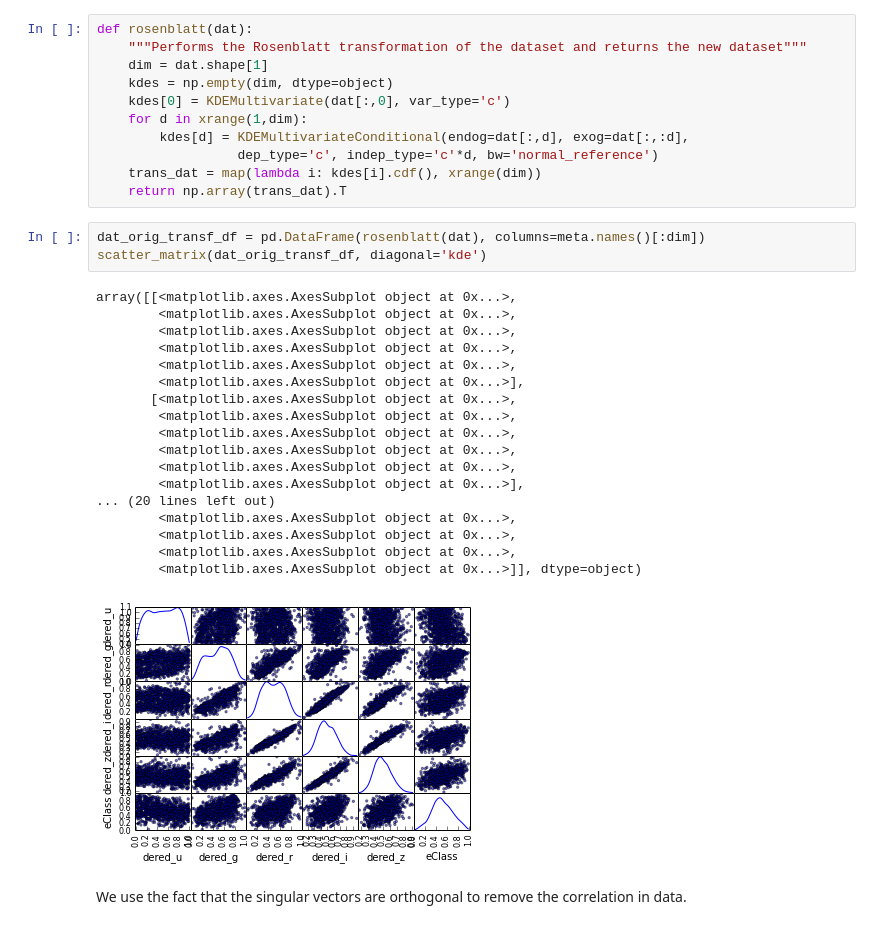
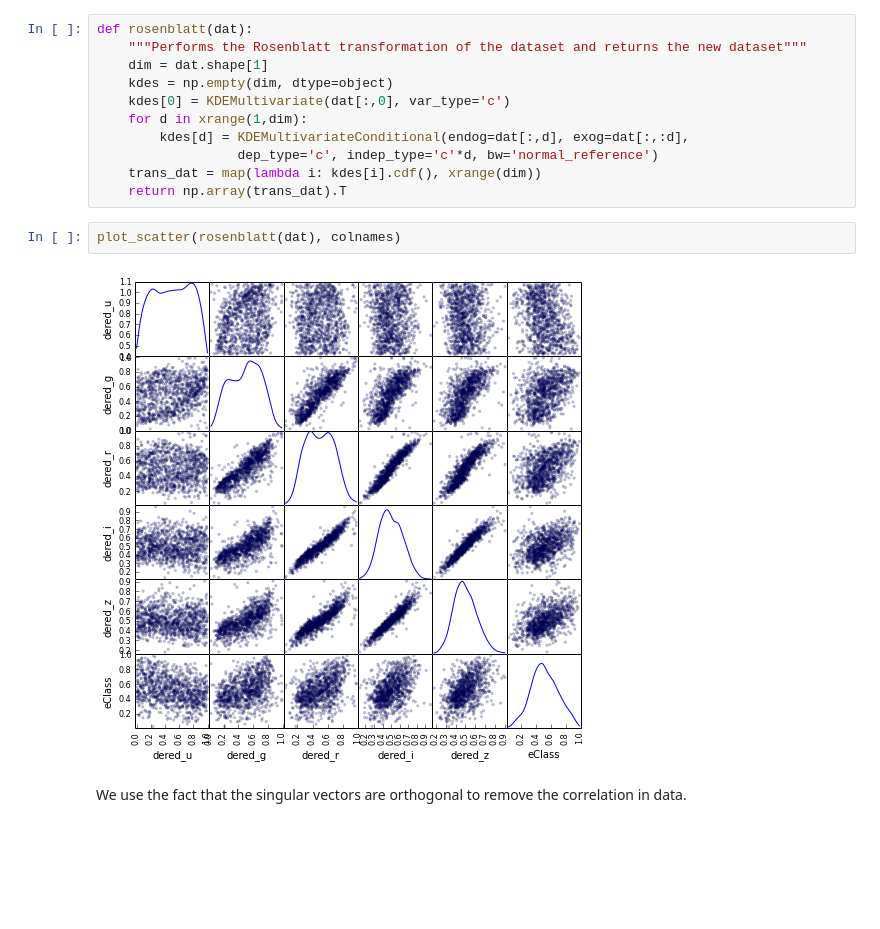
Before and after one commit to mlocs/ipython-nb, a Jupyter notebook: Rosenblatt Transformation.ipynb, the cells around one changed output. Saved outputs shown, nothing was run; the diff lists cells and outputs as text; blank space fills up the shorter version.

Commit message:
Rosenblatt transformation with Python

```diff
--- a/Rosenblatt Transformation.ipynb
+++ b/Rosenblatt Transformation.ipynb
@@ -58,28 +46,10 @@ def rosenblatt(dat):
                   dep_type='c', indep_type='c'*d, bw='normal_reference')
     trans_dat = map(lambda i: kdes[i].cdf(), xrange(dim))
     return np.array(trans_dat).T
-# %%
-dat_orig_transf_df = pd.DataFrame(rosenblatt(dat), columns=meta.names()[:dim])
-scatter_matrix(dat_orig_transf_df, diagonal='kde')
-# %% [output]
-array([[<matplotlib.axes.AxesSubplot object at 0x...>,
-        <matplotlib.axes.AxesSubplot object at 0x...>,
-        <matplotlib.axes.AxesSubplot object at 0x...>,
-        <matplotlib.axes.AxesSubplot object at 0x...>,
-        <matplotlib.axes.AxesSubplot object at 0x...>,
-        <matplotlib.axes.AxesSubplot object at 0x...>],
-       [<matplotlib.axes.AxesSubplot object at 0x...>,
-        <matplotlib.axes.AxesSubplot object at 0x...>,
-        <matplotlib.axes.AxesSubplot object at 0x...>,
-        <matplotlib.axes.AxesSubplot object at 0x...>,
-        <matplotlib.axes.AxesSubplot object at 0x...>,
-        <matplotlib.axes.AxesSubplot object at 0x...>],
-... (20 lines left out)
-        <matplotlib.axes.AxesSubplot object at 0x...>,
-        <matplotlib.axes.AxesSubplot object at 0x...>,
-        <matplotlib.axes.AxesSubplot object at 0x...>,
-        <matplotlib.axes.AxesSubplot object at 0x...>]], dtype=object)
-[figure, removed]
+# %%
+plot_scatter(rosenblatt(dat), colnames)
+# %% [output]
+[figure, added]
 # %% [markdown]
 We use the fact that the singular vectors are orthogonal to remove the correlation in data.
 # %%
```
Also changed, not shown: parts of 6 cells of this notebook.
